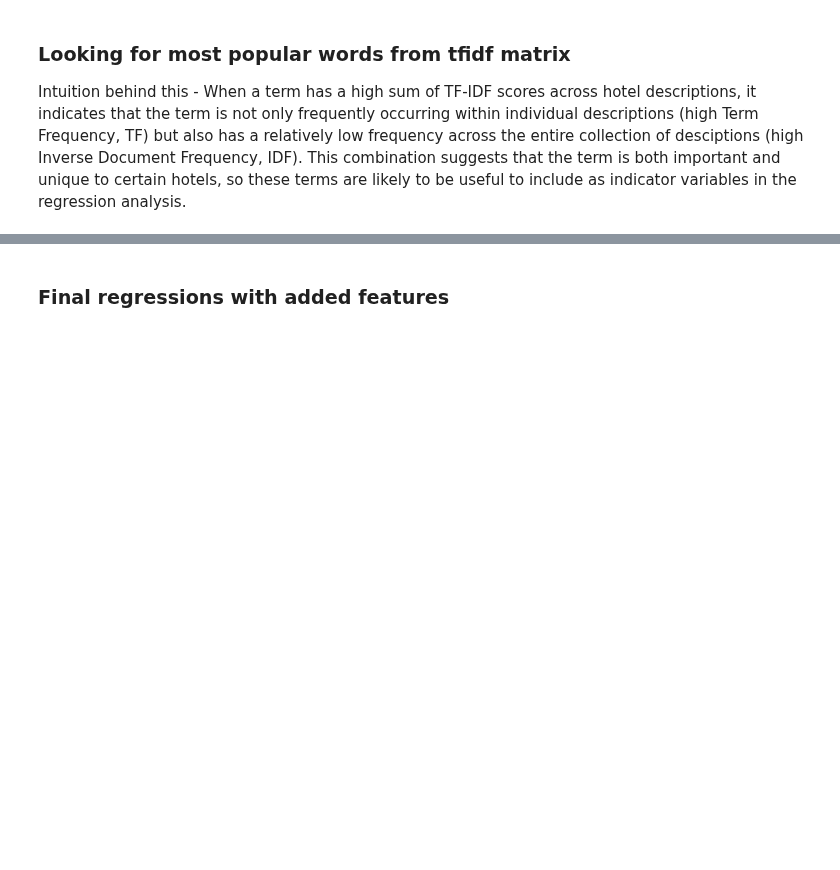
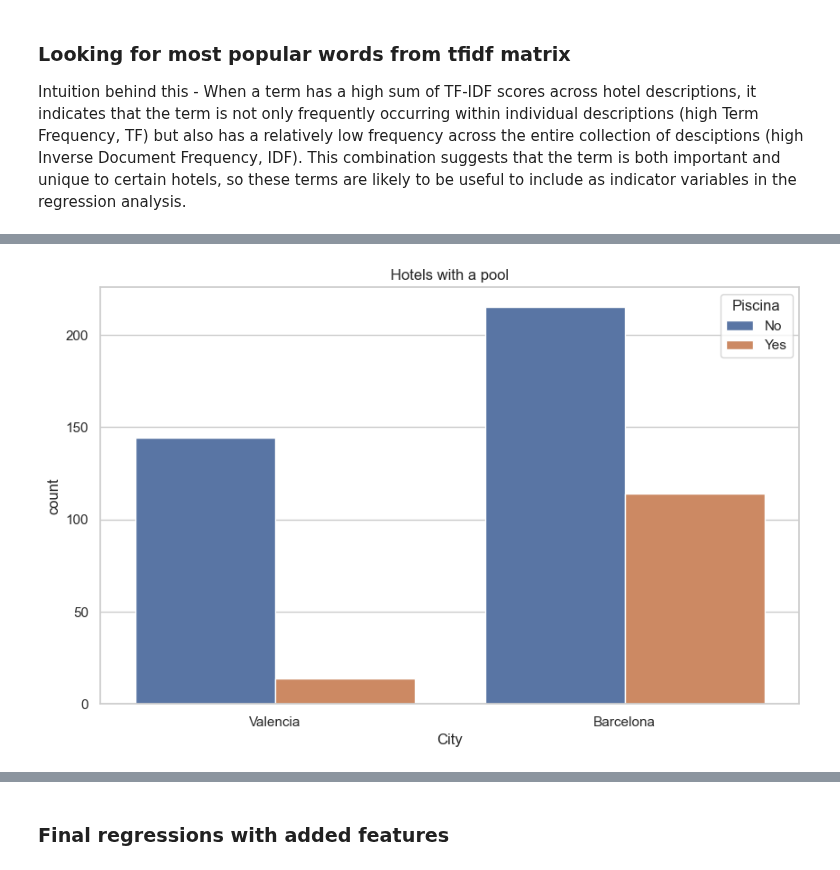
Before and after one commit to mgallon235/Bookings, a Jupyter notebook: final_draft/data_and_regressions/Regressions_Mobile.ipynb, the cells around one changed output, grey strips where cells are left out. Cells and saved outputs as stored; diff of their text form; code cells hidden in the pictures; blank space fills up the shorter version.

```diff
--- a/final_draft/data_and_regressions/Regressions_Mobile.ipynb
+++ b/final_draft/data_and_regressions/Regressions_Mobile.ipynb
@@ -575,0 +665,13 @@ df
+# %%
+# Plot for piscina
+
+df['Piscina'] = df['piscina'].map({0: 'No', 1: 'Yes'})
+
+plt.figure(figsize=(10, 6))
+sns.countplot(x='barcelona', hue='Piscina', data=df, hue_order=['No', 'Yes'])
+plt.title('Hotels with a pool')
+plt.xlabel('City')
+plt.xticks([0, 1], ['Valencia', 'Barcelona'])
+plt.show()
+# %% [output]
+[figure, added]
```
Also changed, not shown: parts of 19 cells of this notebook.
